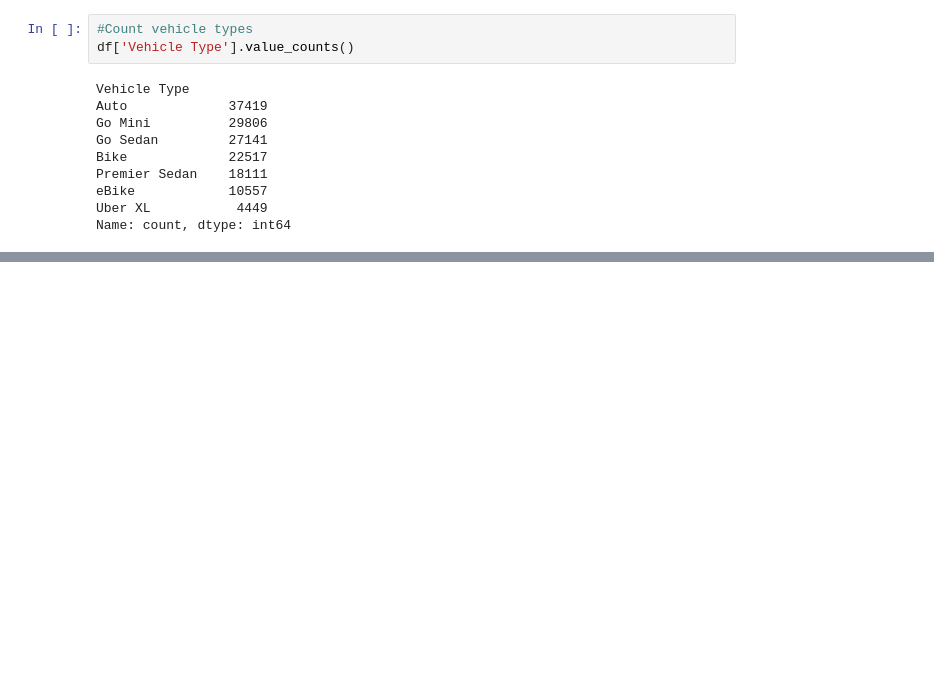
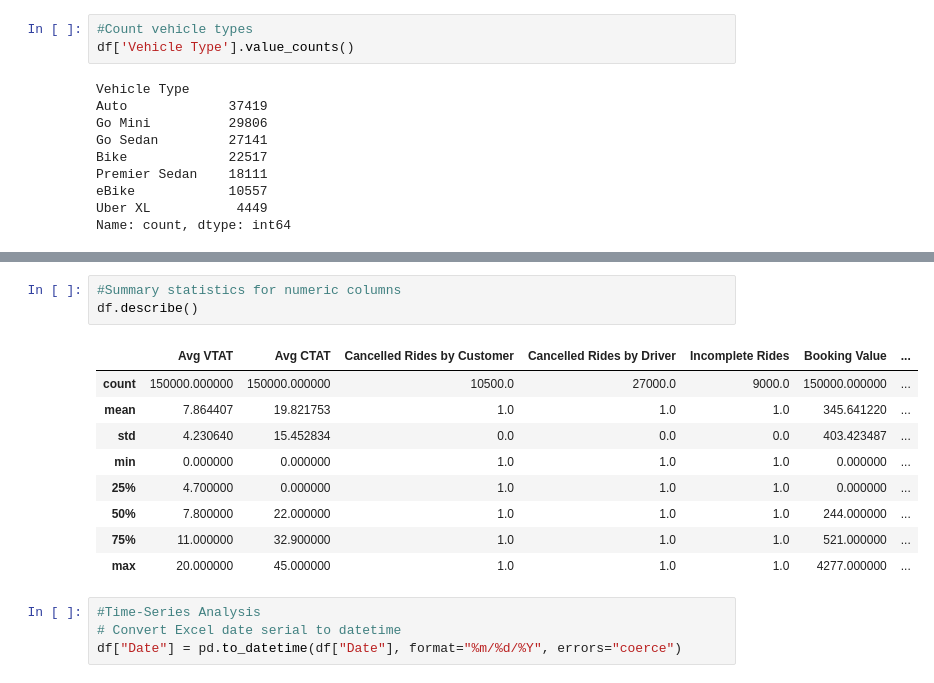
Before and after one commit to Lenmbugua/Analytics-Practice-Datasets, a Jupyter notebook: NRC Uber Analysis.ipynb, the cells around one changed output, grey strips where cells are left out. Drawn from its saved outputs; the diff is of its cells as text; blank space fills up the shorter version.

```diff
--- a/NRC Uber Analysis.ipynb
+++ b/NRC Uber Analysis.ipynb
@@ -135,0 +144,17 @@ df['Booking Status']
+# %%
+#Summary statistics for numeric columns
+df.describe()
+# %% [output]
+|  | Avg VTAT | Avg CTAT | Cancelled Rides by Customer | Cancelled Rides by Driver | Incomplete Rides | Booking Value | ... |
+| count | 150000.000000 | 150000.000000 | 10500.0 | 27000.0 | 9000.0 | 150000.000000 | ... |
+| mean | 7.864407 | 19.821753 | 1.0 | 1.0 | 1.0 | 345.641220 | ... |
+| std | 4.230640 | 15.452834 | 0.0 | 0.0 | 0.0 | 403.423487 | ... |
+| min | 0.000000 | 0.000000 | 1.0 | 1.0 | 1.0 | 0.000000 | ... |
+| 25% | 4.700000 | 0.000000 | 1.0 | 1.0 | 1.0 | 0.000000 | ... |
+| 50% | 7.800000 | 22.000000 | 1.0 | 1.0 | 1.0 | 244.000000 | ... |
+| 75% | 11.000000 | 32.900000 | 1.0 | 1.0 | 1.0 | 521.000000 | ... |
+| max | 20.000000 | 45.000000 | 1.0 | 1.0 | 1.0 | 4277.000000 | ... |
+# %%
+#Time-Series Analysis
+# Convert Excel date serial to datetime
+df["Date"] = pd.to_datetime(df["Date"], format="%m/%d/%Y", errors="coerce")
```
Also changed, not shown: parts of 4 cells of this notebook.
